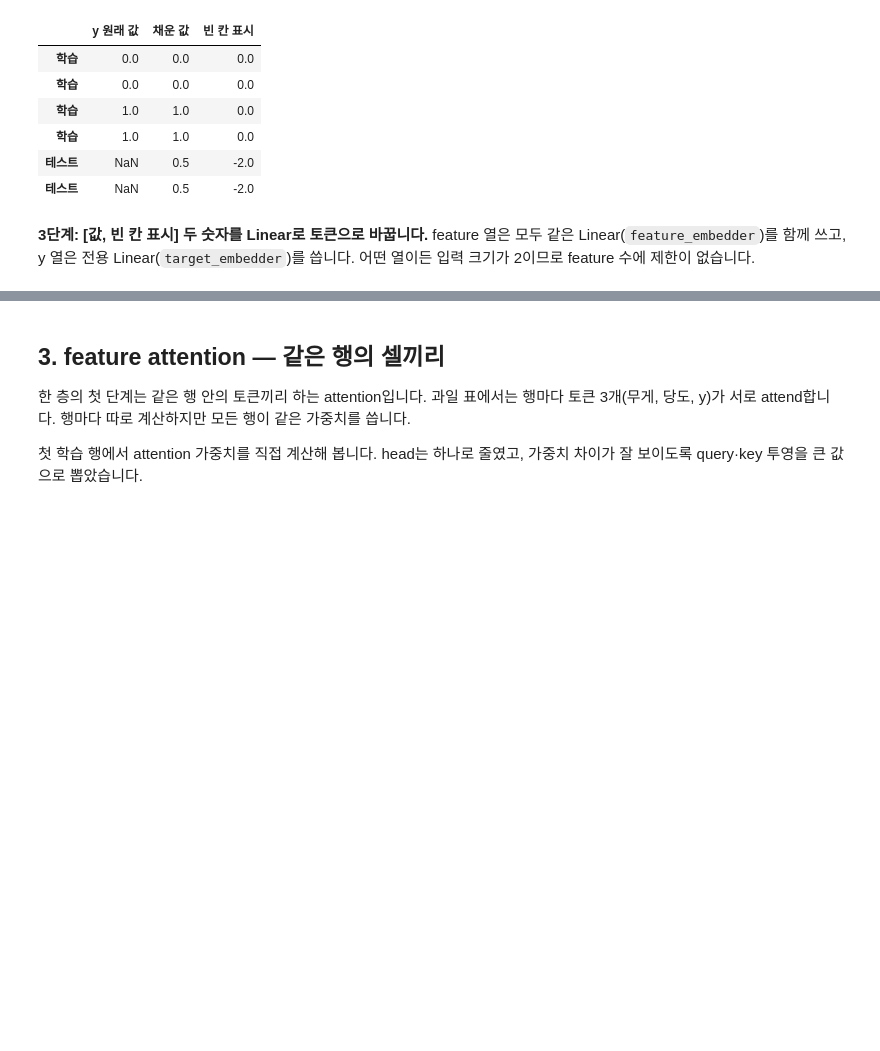
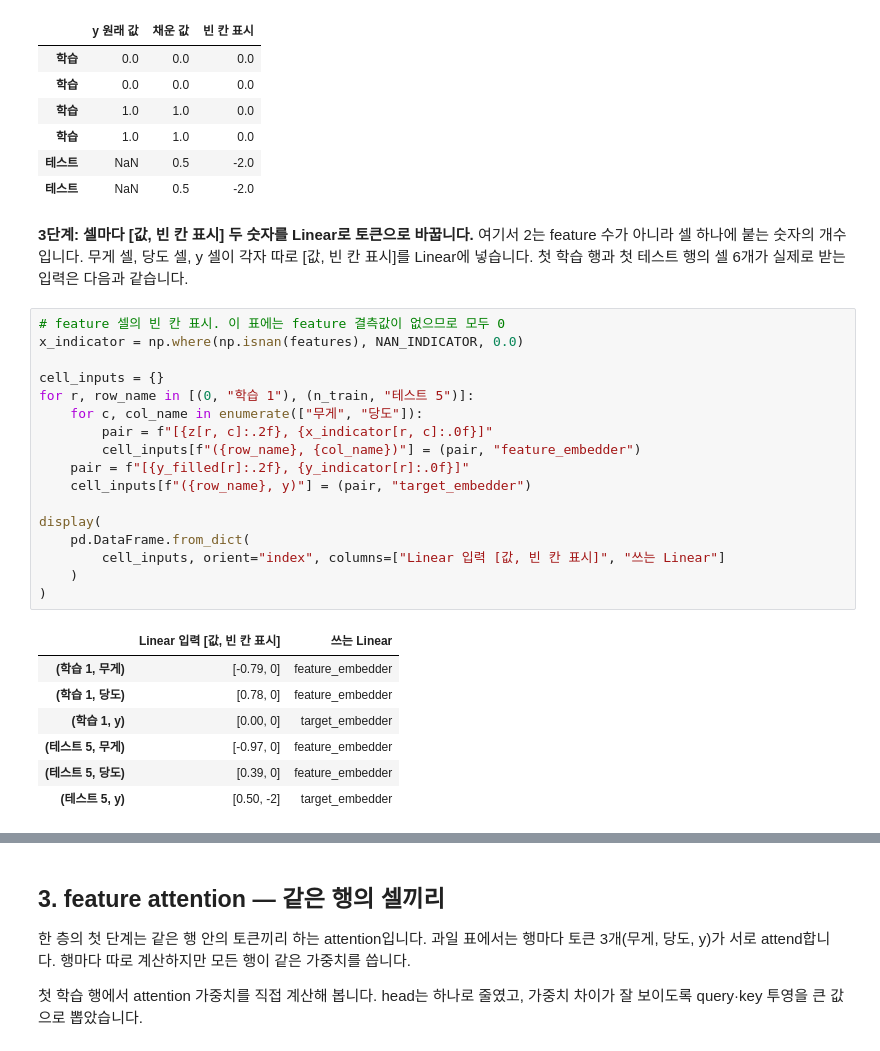
Before and after one commit to Aiden-Jeon/minipfn, a Jupyter notebook: notebooks/03_tabpfn_v2/01_two_way_attention_primer.ipynb, the cells around one changed output, grey strips where cells are left out. Cells and saved outputs as stored; diff of their text form; blank space fills up the shorter version.

```diff
--- a/notebooks/03_tabpfn_v2/01_two_way_attention_primer.ipynb
+++ b/notebooks/03_tabpfn_v2/01_two_way_attention_primer.ipynb
@@ -141,4 +145,29 @@ display(pd.DataFrame({"y 원래 값": y, "채운 값": y_filled, "빈 칸 표시
 | 테스트 | NaN | 0.5 | -2.0 |
 | 테스트 | NaN | 0.5 | -2.0 |
 # %% [markdown]
-**3단계: [값, 빈 칸 표시] 두 숫자를 Linear로 토큰으로 바꿉니다.** feature 열은 모두 같은 Linear(`feature_embedder`)를 함께 쓰고, y 열은 전용 Linear(`target_embedder`)를 씁니다. 어떤 열이든 입력 크기가 2이므로 feature 수에 제한이 없습니다.
+**3단계: 셀마다 [값, 빈 칸 표시] 두 숫자를 Linear로 토큰으로 바꿉니다.** 여기서 2는 feature 수가 아니라 셀 하나에 붙는 숫자의 개수입니다. 무게 셀, 당도 셀, y 셀이 각자 따로 [값, 빈 칸 표시]를 Linear에 넣습니다. 첫 학습 행과 첫 테스트 행의 셀 6개가 실제로 받는 입력은 다음과 같습니다.
+# %%
+# feature 셀의 빈 칸 표시. 이 표에는 feature 결측값이 없으므로 모두 0
+x_indicator = np.where(np.isnan(features), NAN_INDICATOR, 0.0)
+
+cell_inputs = {}
+for r, row_name in [(0, "학습 1"), (n_train, "테스트 5")]:
+    for c, col_name in enumerate(["무게", "당도"]):
+        pair = f"[{z[r, c]:.2f}, {x_indicator[r, c]:.0f}]"
+        cell_inputs[f"({row_name}, {col_name})"] = (pair, "feature_embedder")
+    pair = f"[{y_filled[r]:.2f}, {y_indicator[r]:.0f}]"
+    cell_inputs[f"({row_name}, y)"] = (pair, "target_embedder")
+
+display(
+    pd.DataFrame.from_dict(
+        cell_inputs, orient="index", columns=["Linear 입력 [값, 빈 칸 표시]", "쓰는 Linear"]
+    )
+)
+# %% [output]
+|  | Linear 입력 [값, 빈 칸 표시] | 쓰는 Linear |
+| (학습 1, 무게) | [-0.79, 0] | feature_embedder |
+| (학습 1, 당도) | [0.78, 0] | feature_embedder |
+| (학습 1, y) | [0.00, 0] | target_embedder |
+| (테스트 5, 무게) | [-0.97, 0] | feature_embedder |
+| (테스트 5, 당도) | [0.39, 0] | feature_embedder |
+| (테스트 5, y) | [0.50, -2] | target_embedder |
```
Also changed, not shown: parts of 9 cells of this notebook.
